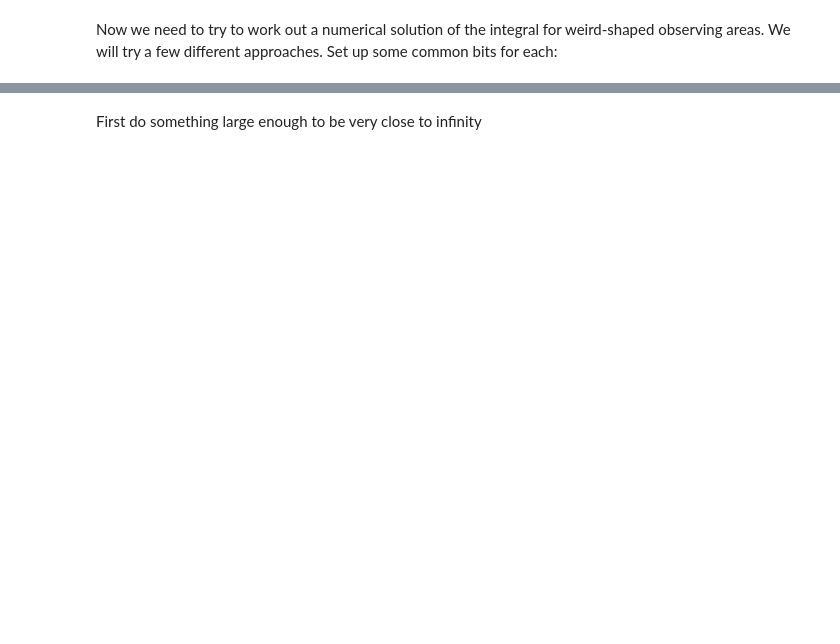
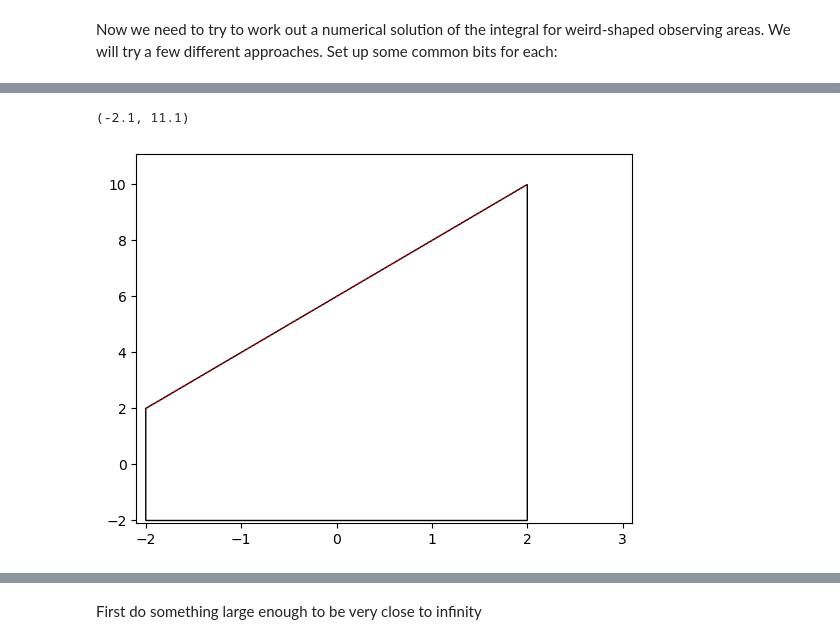
Before and after one commit to eteq/structparams_inference_biases, a Jupyter notebook: sersic_integral_experiments.ipynb, the cells around one changed output, grey strips where cells are left out. Saved outputs shown, nothing was run; the diff lists cells and outputs as text; code cells hidden in the pictures; blank space fills up the shorter version.

```diff
--- a/sersic_integral_experiments.ipynb
+++ b/sersic_integral_experiments.ipynb
@@ -135,15 +165,25 @@ infintegral.evalf(subs={n:n_fid, Ie:Ie_fid, Re: Re_fid, bn: f_bn(n_fid)}), defin
+# %%
+# PARAMS: survey
+survey_lowerx = -2
+survey_upperx = 2
+survey_lowery = -2
+survey_uppery1 = 2
+survey_uppery2 = 10
 # %%
-survey_region = regions.PolygonPixelRegion(regions.PixCoord(x=[-2, -2, 2, 2], y=[-2, 2, 10, -2]))
+survey_region = regions.PolygonPixelRegion(regions.PixCoord(x=[survey_lowerx, survey_lowerx, survey_upperx, survey_upperx], y=[survey_lowery, survey_uppery1, survey_uppery2, survey_lowery]))
 
 survey_region.plot()
 
-x = np.linspace(-2, 2, 10)
-def upper_line_y(x):
+x = np.linspace(survey_lowerx, survey_upperx, 10)
+def survey_upper_line_y(x):
     return 2*x+6
-plt.plot(x, upper_line_y(x), ':', c='r', lw=1)
+plt.plot(x, survey_upper_line_y(x), ':', c='r', lw=1)
 
 plt.xlim(survey_region.bounding_box.ixmin-.1, survey_region.bounding_box.ixmax+.1)
 plt.ylim(survey_region.bounding_box.iymin-.1, survey_region.bounding_box.iymax+.1)
+# %% [output]
+(-2.1, 11.1)
+[figure, added]
 # %%
 def make_r_grid(nr, nphi, outerr):
     phi = np.arange(nphi)*2*np.pi/nphi
```
Also changed, not shown: parts of 49 cells of this notebook.
